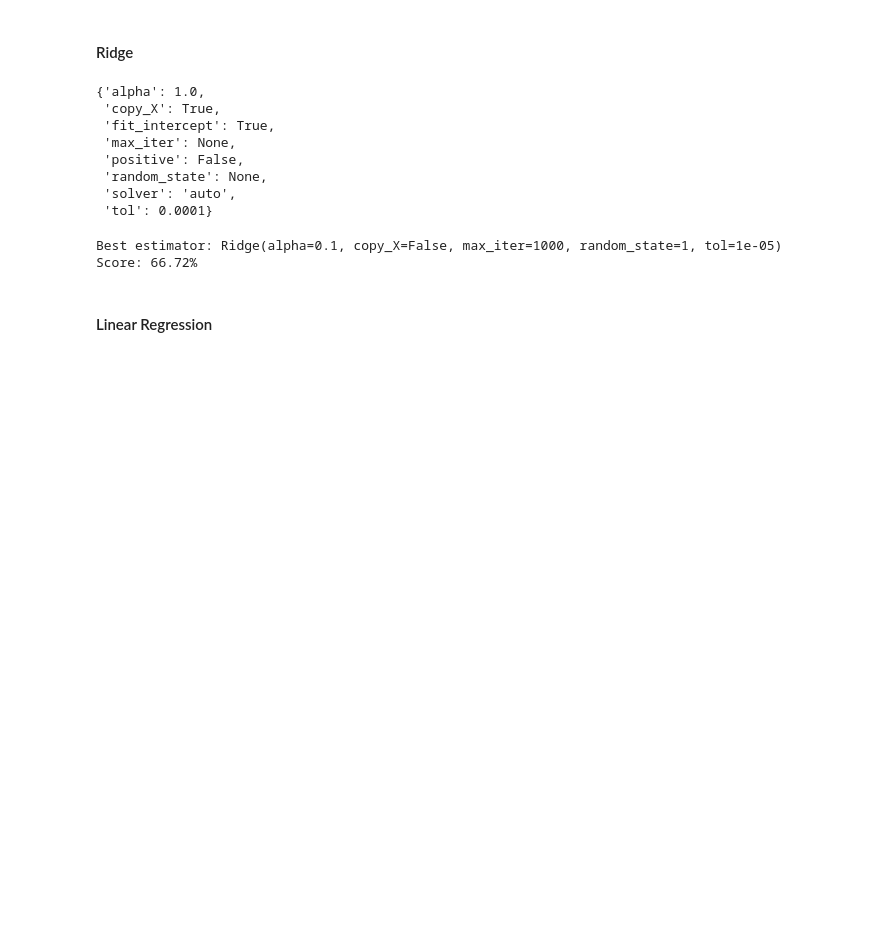
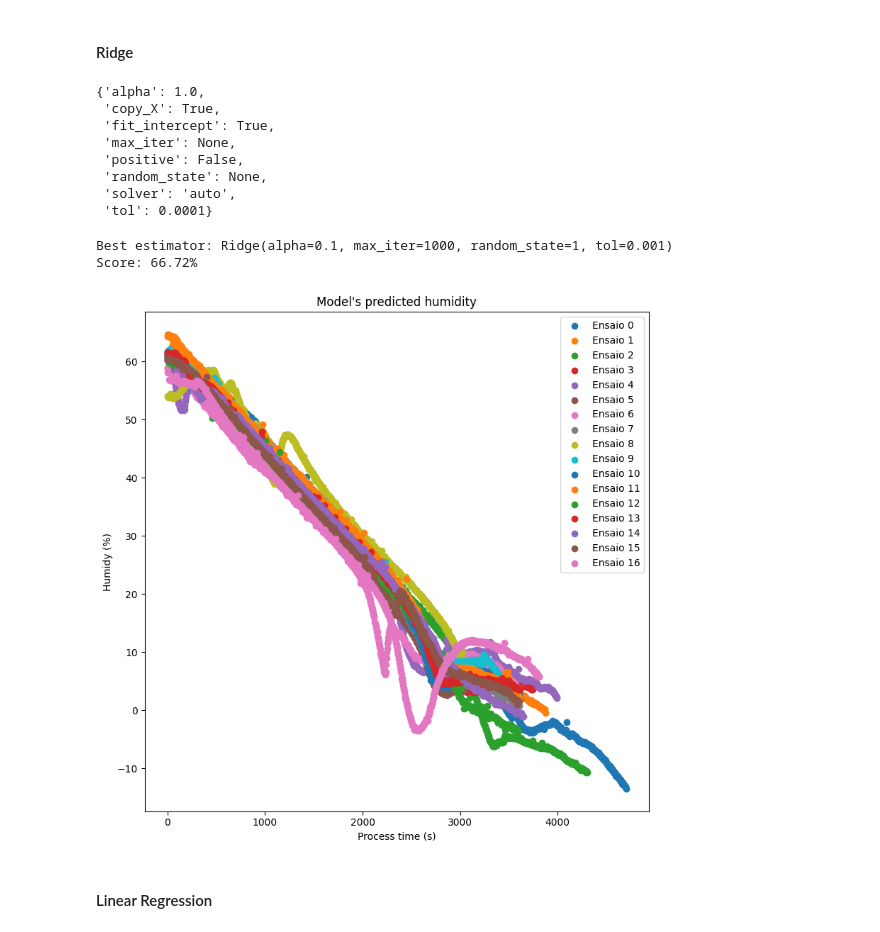
Before and after one commit to Raphael-Marchetti-Calciolari/projects-tcc-imt-2023, a Jupyter notebook: scripts/models_v2.ipynb, the cells around one changed output. Saved outputs shown, nothing was run; the diff lists cells and outputs as text; code cells hidden in the pictures; blank space fills up the shorter version.

```diff
--- a/scripts/models_v2.ipynb
+++ b/scripts/models_v2.ipynb
@@ -269,23 +292,25 @@ Ridge().get_params()
 # %%
 from sklearn.model_selection import RandomizedSearchCV
 from sklearn.linear_model import Ridge
 
 base_estimator = Ridge(max_iter=1000, random_state=1)
 param_grid = {
     'alpha': [0.1, 1.0, 10],
     'copy_X': [True, False],
     'fit_intercept': [True, False],
     'positive': [True, False],
     'tol': [0.00001, 0.0001, 0.001]
 }
 
 clf = RandomizedSearchCV(base_estimator, param_grid, cv=cv)
 clf.fit(X_train, y_train)
 
 print(f'Best estimator: {clf.best_estimator_}\nScore: {clf.best_score_*100:.2f}%')
+plot_essay_predictions()
 # %% [output]
-Best estimator: Ridge(alpha=0.1, copy_X=False, max_iter=1000, random_state=1, tol=1e-05)
+Best estimator: Ridge(alpha=0.1, max_iter=1000, random_state=1, tol=0.001)
 Score: 66.72%
+[figure, added]
 # %% [markdown]
 #### Linear Regression
 # %%
```
Also changed, not shown: parts of 4 cells of this notebook, 1 other file.
